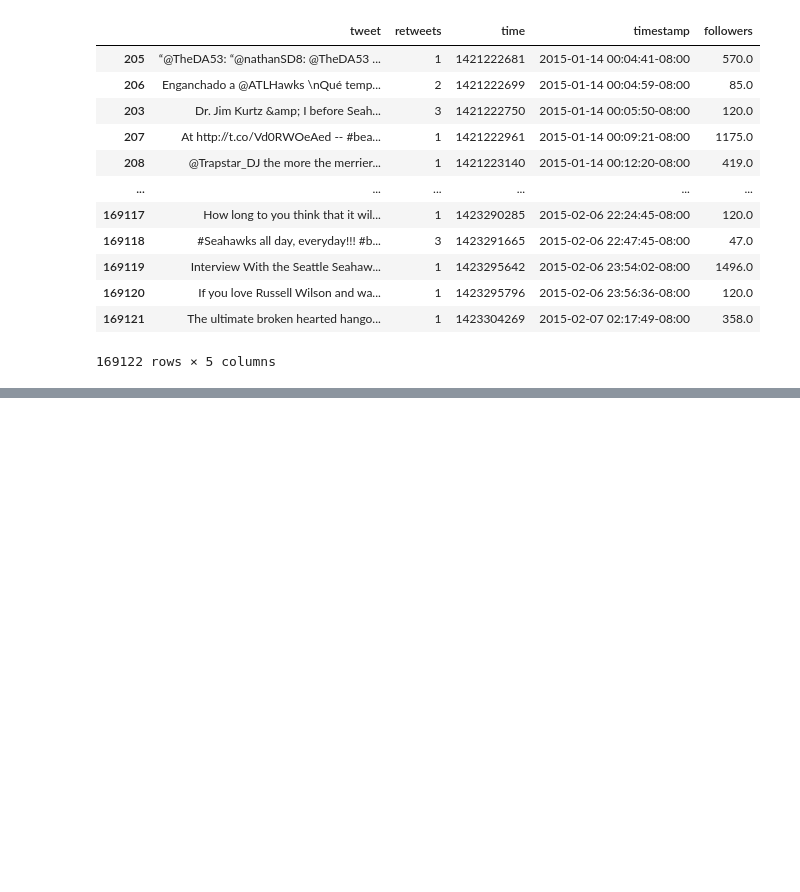
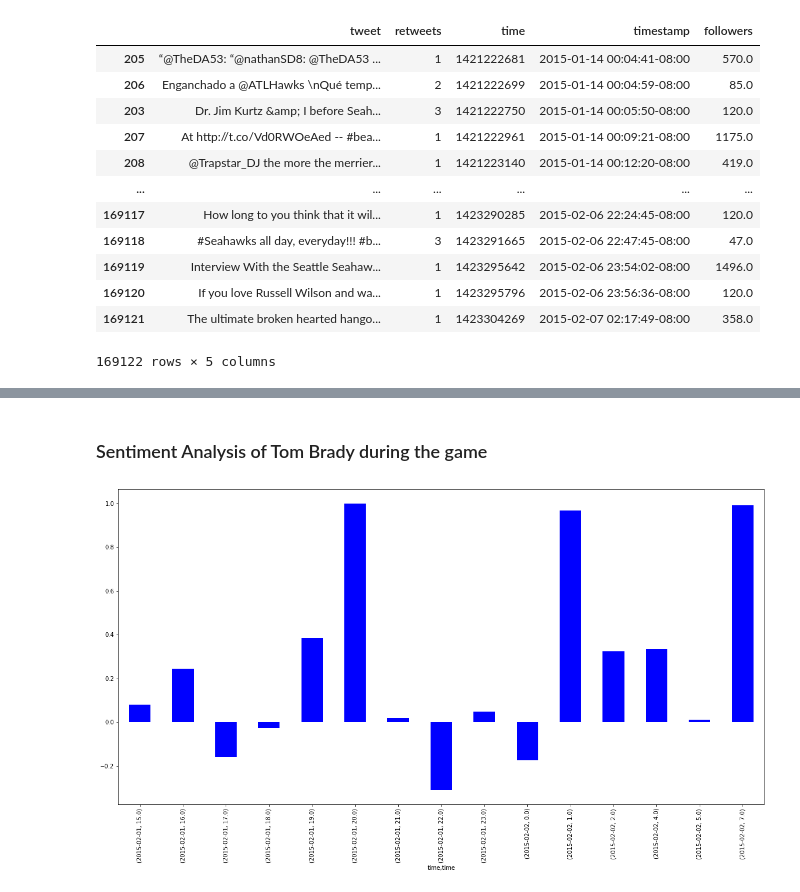
Before and after one commit to zhz03/ECE219_data_mining_project, a Jupyter notebook: Project_4/Project4_sp.ipynb, the cells around one changed output, grey strips where cells are left out. Saved outputs shown, nothing was run; the diff lists cells and outputs as text; code cells hidden in the pictures; blank space fills up the shorter version.

```diff
--- a/Project_4/Project4_sp.ipynb
+++ b/Project_4/Project4_sp.ipynb
@@ -173,0 +355,13 @@ Avg number of followers -  8814.96799424623
+# %% [markdown]
+### Sentiment Analysis of Tom Brady during the game
+# %%
+# Sentiment Analysis during the game
+
+Limdf= df[(df['time'] > '2015-02-01 15:00:00') & (df['time'] < '2015-02-02 10:00:00')]
+times = pd.to_datetime(Limdf.time)
+grouped = df.groupby([times.dt.date, times.dt.hour]).sentiment_score.mean()
+## let us create timeseries of the sentiment data
+sentimentSeries = pd.Series(data=list(grouped), index=grouped.keys())
+sentimentSeries.plot.bar(figsize=(20,10), color='b');
+# %% [output]
+[figure, added]
```
Also changed, not shown: parts of 28 cells of this notebook.
